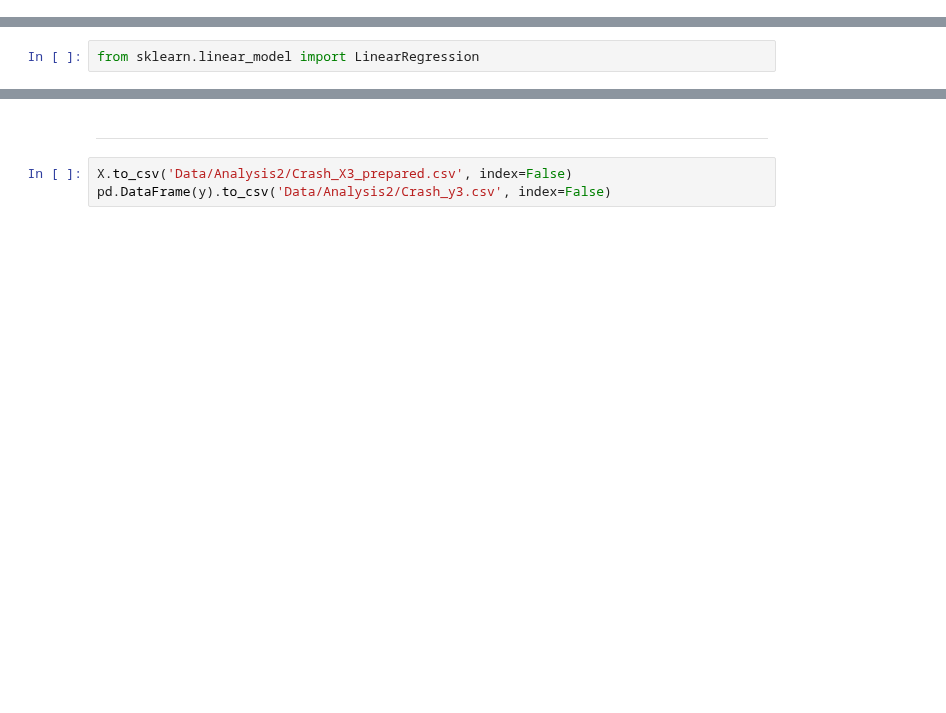
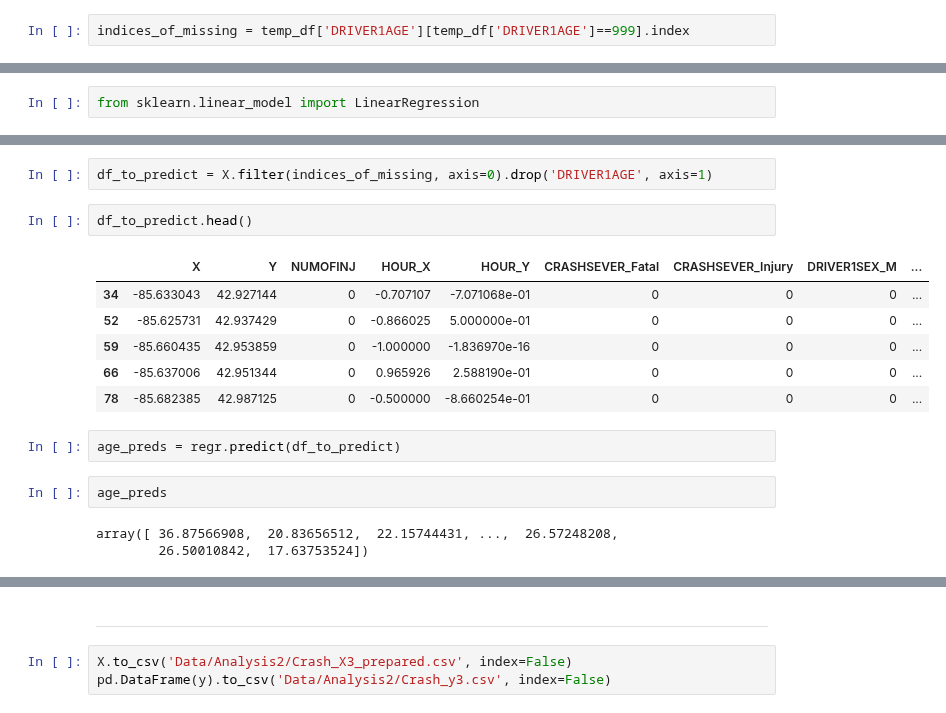
Before and after one commit to collinprather/Big-Data-Ignite-2018, a Jupyter notebook: Preprocessing_3.ipynb, the cells around one changed output, grey strips where cells are left out. Cells and saved outputs as stored; diff of their text form; blank space fills up the shorter version.

```diff
--- a/Preprocessing_3.ipynb
+++ b/Preprocessing_3.ipynb
@@ -491,2 +496,4 @@ temp_df['ALCOHOL_INVOLED'] = y
 # %%
 temp_df_dropped = temp_df.drop(temp_df['DRIVER1AGE'][temp_df['DRIVER1AGE']==999].index)
+# %%
+indices_of_missing = temp_df['DRIVER1AGE'][temp_df['DRIVER1AGE']==999].index
@@ -501,2 +516,20 @@ regr.fit(temp_df_dropped_x, temp_df_dropped_x)
 # %% [output]
 LinearRegression(copy_X=True, fit_intercept=True, n_jobs=1, normalize=False)
+# %%
+df_to_predict = X.filter(indices_of_missing, axis=0).drop('DRIVER1AGE', axis=1)
+# %%
+df_to_predict.head()
+# %% [output]
+|  | X | Y | NUMOFINJ | HOUR_X | HOUR_Y | CRASHSEVER_Fatal | CRASHSEVER_Injury | DRIVER1SEX_M | ... |
+| 34 | -85.633043 | 42.927144 | 0 | -0.707107 | -7.071068e-01 | 0 | 0 | 0 | ... |
+| 52 | -85.625731 | 42.937429 | 0 | -0.866025 | 5.000000e-01 | 0 | 0 | 0 | ... |
+| 59 | -85.660435 | 42.953859 | 0 | -1.000000 | -1.836970e-16 | 0 | 0 | 0 | ... |
+| 66 | -85.637006 | 42.951344 | 0 | 0.965926 | 2.588190e-01 | 0 | 0 | 0 | ... |
+| 78 | -85.682385 | 42.987125 | 0 | -0.500000 | -8.660254e-01 | 0 | 0 | 0 | ... |
+# %%
+age_preds = regr.predict(df_to_predict)
+# %%
+age_preds
+# %% [output]
+array([ 36.87566908,  20.83656512,  22.15744431, ...,  26.57248208,
+        26.50010842,  17.63753524])
```
Also changed, not shown: parts of 11 cells of this notebook.
